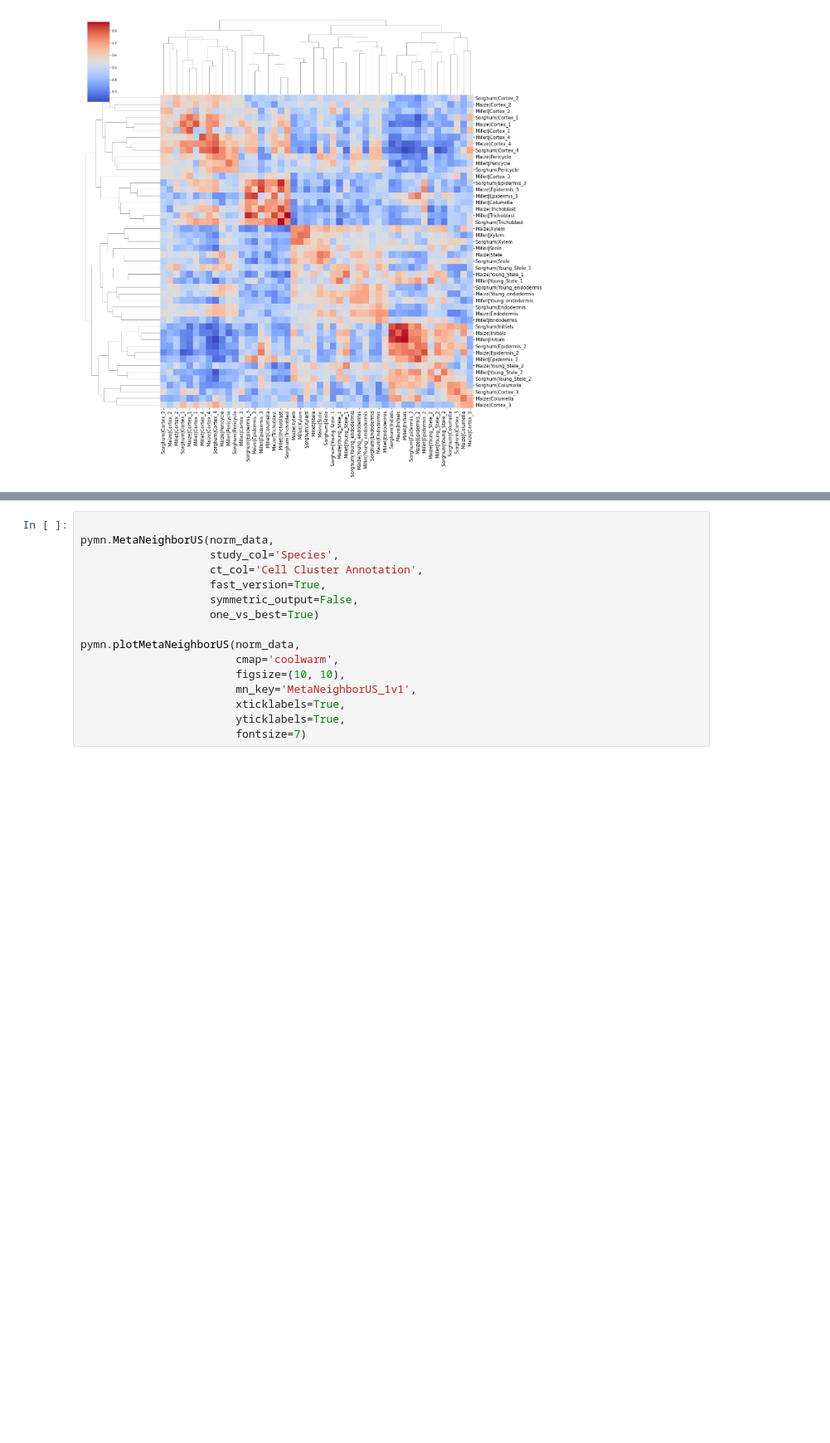
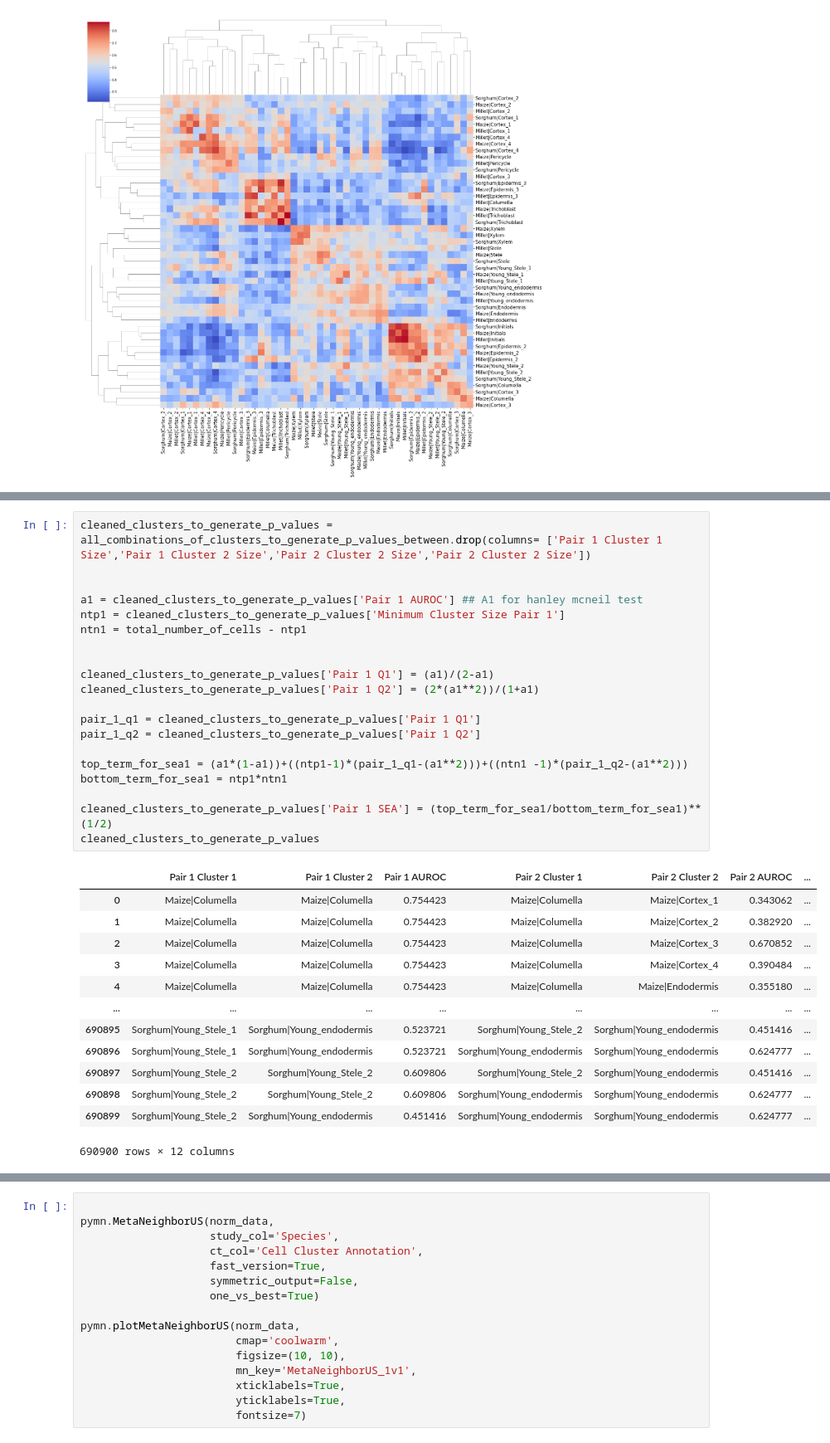
Before and after one commit to mikepassal/Bruno_and_Ken_Maize_Sorghum_Millet, a Jupyter notebook: new_data_meta_redo.ipynb, the cells around one changed output, grey strips where cells are left out. Shown at 83% size. Drawn from its saved outputs; the diff is of its cells as text; blank space fills up the shorter version.

```diff
--- a/new_data_meta_redo.ipynb
+++ b/new_data_meta_redo.ipynb
@@ -112,0 +266,34 @@ g.savefig('/home/passala/Gene_duplication_project/Code/Bruno_maize_sorghum_proje
+# %%
+cleaned_clusters_to_generate_p_values = all_combinations_of_clusters_to_generate_p_values_between.drop(columns= ['Pair 1 Cluster 1 Size','Pair 1 Cluster 2 Size','Pair 2 Cluster 2 Size','Pair 2 Cluster 2 Size'])
+
+
+a1 = cleaned_clusters_to_generate_p_values['Pair 1 AUROC'] ## A1 for hanley mcneil test
+ntp1 = cleaned_clusters_to_generate_p_values['Minimum Cluster Size Pair 1']
+ntn1 = total_number_of_cells - ntp1
+
+
+cleaned_clusters_to_generate_p_values['Pair 1 Q1'] = (a1)/(2-a1)
+cleaned_clusters_to_generate_p_values['Pair 1 Q2'] = (2*(a1**2))/(1+a1)
+
+pair_1_q1 = cleaned_clusters_to_generate_p_values['Pair 1 Q1']
+pair_1_q2 = cleaned_clusters_to_generate_p_values['Pair 1 Q2']
+
+top_term_for_sea1 = (a1*(1-a1))+((ntp1-1)*(pair_1_q1-(a1**2)))+((ntn1 -1)*(pair_1_q2-(a1**2)))
+bottom_term_for_sea1 = ntp1*ntn1
+
+cleaned_clusters_to_generate_p_values['Pair 1 SEA'] = (top_term_for_sea1/bottom_term_for_sea1)**(1/2)
+cleaned_clusters_to_generate_p_values
+# %% [output]
+|  | Pair 1 Cluster 1 | Pair 1 Cluster 2 | Pair 1 AUROC | Pair 2 Cluster 1 | Pair 2 Cluster 2 | Pair 2 AUROC | ... |
+| 0 | Maize|Columella | Maize|Columella | 0.754423 | Maize|Columella | Maize|Cortex_1 | 0.343062 | ... |
+| 1 | Maize|Columella | Maize|Columella | 0.754423 | Maize|Columella | Maize|Cortex_2 | 0.382920 | ... |
+| 2 | Maize|Columella | Maize|Columella | 0.754423 | Maize|Columella | Maize|Cortex_3 | 0.670852 | ... |
+| 3 | Maize|Columella | Maize|Columella | 0.754423 | Maize|Columella | Maize|Cortex_4 | 0.390484 | ... |
+| 4 | Maize|Columella | Maize|Columella | 0.754423 | Maize|Columella | Maize|Endodermis | 0.355180 | ... |
+| ... | ... | ... | ... | ... | ... | ... | ... |
+| 690895 | Sorghum|Young_Stele_1 | Sorghum|Young_endodermis | 0.523721 | Sorghum|Young_Stele_2 | Sorghum|Young_endodermis | 0.451416 | ... |
+| 690896 | Sorghum|Young_Stele_1 | Sorghum|Young_endodermis | 0.523721 | Sorghum|Young_endodermis | Sorghum|Young_endodermis | 0.624777 | ... |
+| 690897 | Sorghum|Young_Stele_2 | Sorghum|Young_Stele_2 | 0.609806 | Sorghum|Young_Stele_2 | Sorghum|Young_endodermis | 0.451416 | ... |
+| 690898 | Sorghum|Young_Stele_2 | Sorghum|Young_Stele_2 | 0.609806 | Sorghum|Young_endodermis | Sorghum|Young_endodermis | 0.624777 | ... |
+| 690899 | Sorghum|Young_Stele_2 | Sorghum|Young_endodermis | 0.451416 | Sorghum|Young_endodermis | Sorghum|Young_endodermis | 0.624777 | ... |
+690900 rows × 12 columns
```
Also changed, not shown: parts of 18 cells of this notebook.
